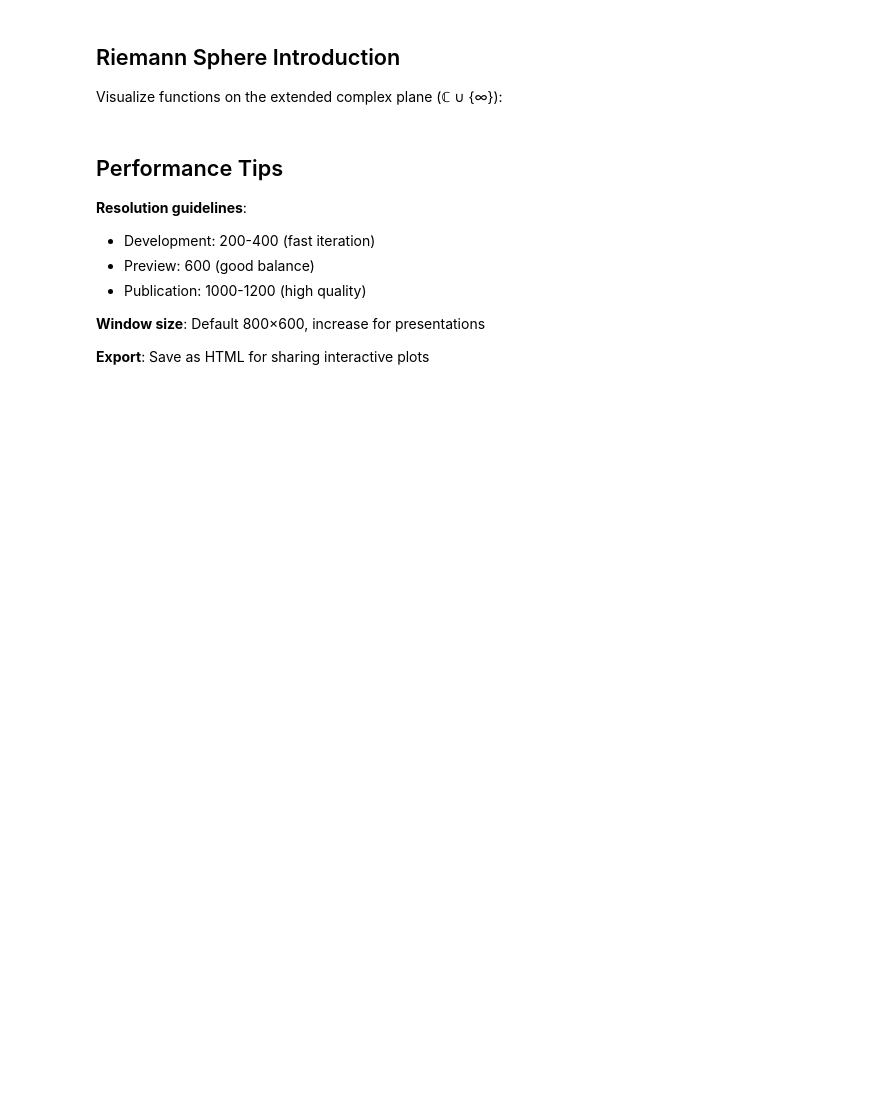
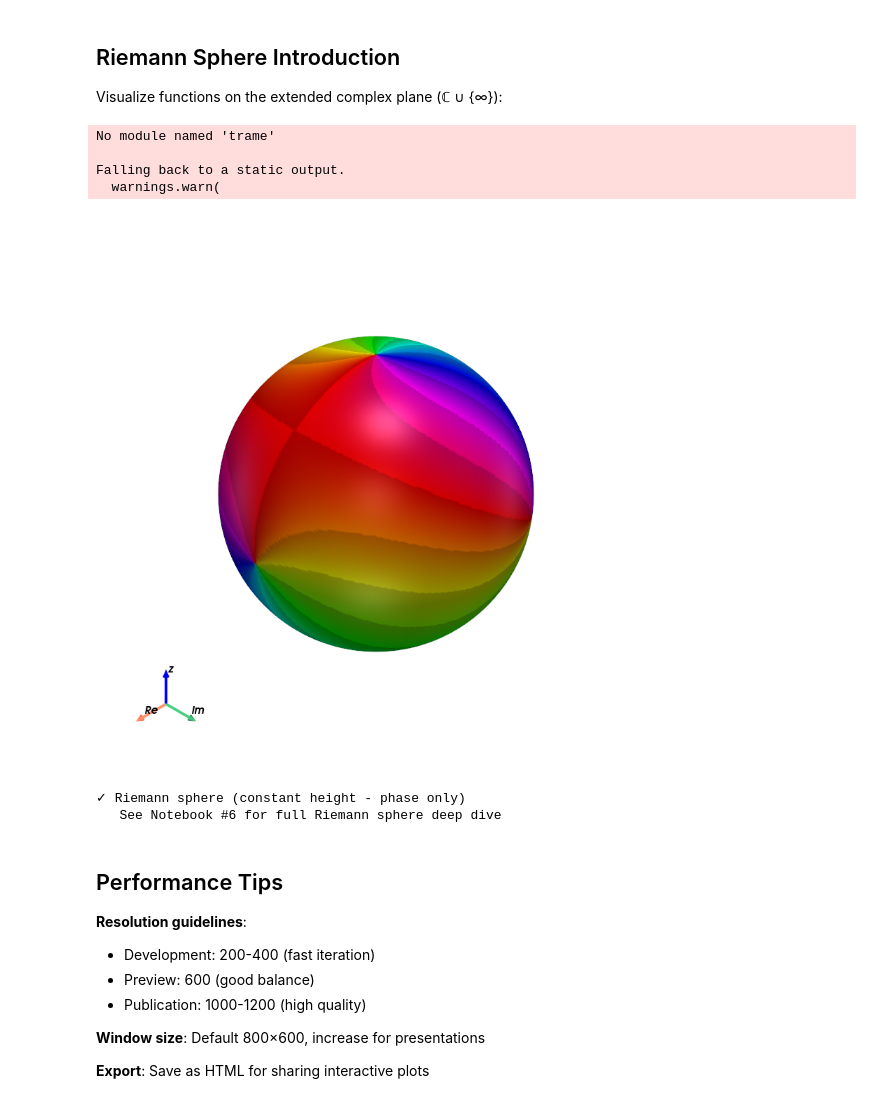
Before and after one commit to kuvychko/complexplorer, a Jupyter notebook: examples/notebooks/03_pyvista_3d.ipynb, the cells around one changed output. Drawn from its saved outputs; the diff is of its cells as text; code cells hidden in the pictures; blank space fills up the shorter version.

```diff
--- a/examples/notebooks/03_pyvista_3d.ipynb
+++ b/examples/notebooks/03_pyvista_3d.ipynb
@@ -113,15 +129,22 @@ Visualize functions on the extended complex plane (ℂ ∪ {∞}):
 # %%
 if HAS_PYVISTA:
     cp.riemann_pv(
         f,
         resolution=300,
         modulus_mode='constant',  # Flat sphere (phase only)
         notebook=True,
         show=True
     )
-    print("
-✓ Riemann sphere (constant height - phase only)")
+    print("✓ Riemann sphere (constant height - phase only)")
     print("   See Notebook #6 for full Riemann sphere deep dive")
+# %% [output]
+No module named 'trame'
+
+Falling back to a static output.
+  warnings.warn(
+[figure, added]
+✓ Riemann sphere (constant height - phase only)
+   See Notebook #6 for full Riemann sphere deep dive
 # %% [markdown]
 ## Performance Tips
 
```
Also changed, not shown: parts of 3 cells of this notebook, 1 other file.
